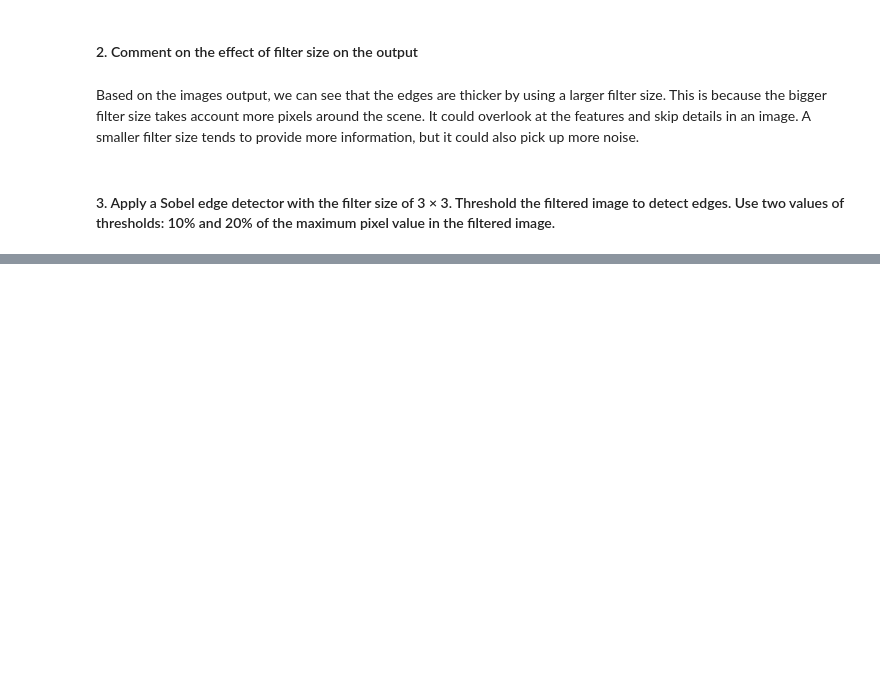
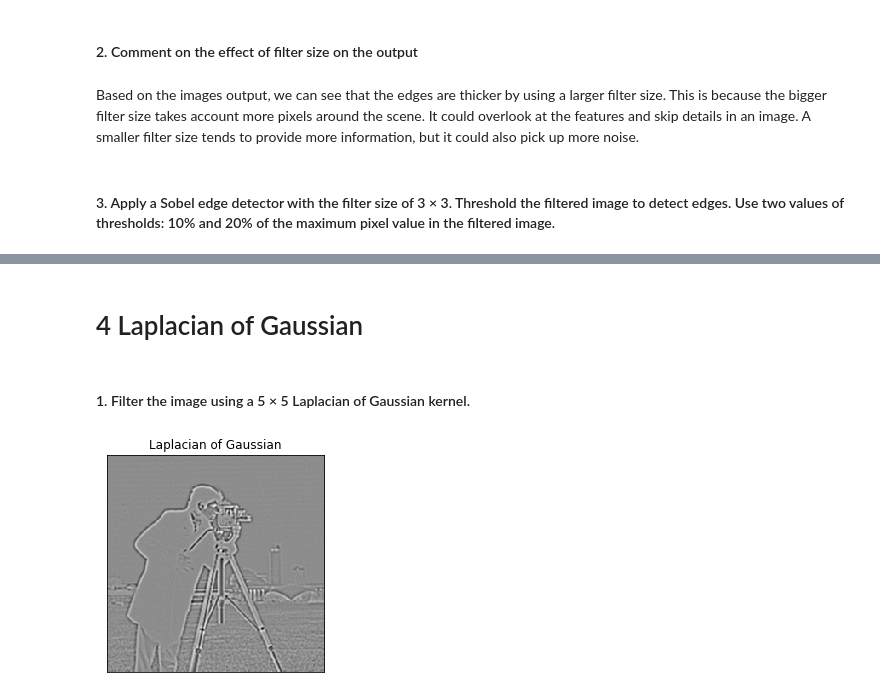
Before and after one commit to FulinHuang/Computer-Vision, a Jupyter notebook: A1_Image_Filtering /A1_Image_Filtering.ipynb, the cells around one changed output, grey strips where cells are left out. Cells and saved outputs as stored; diff of their text form; code cells hidden in the pictures; blank space fills up the shorter version.

```diff
--- a/A1_Image_Filtering /A1_Image_Filtering.ipynb
+++ b/A1_Image_Filtering /A1_Image_Filtering.ipynb
@@ -224,0 +257,2 @@ plt.show()
+# %% [markdown]
+# 4 Laplacian of Gaussian
@@ -224,0 +264,18 @@ plt.show()
+# %% [markdown]
+#### 1. Filter the image using a 5 × 5 Laplacian of Gaussian kernel.
+# %%
+# load image as graysclae
+img_camera = cv2.imread("./cameraman.png", cv2.IMREAD_GRAYSCALE)
+
+# Apply Gaussian Filter
+image_camera_gaussian = cv2.GaussianBlur(img_camera, (5,5), 0)
+
+# Apply Laplacian operator
+image_camera_LoG = cv2.Laplacian(image_camera_gaussian, cv2.CV_64F)
+
+# Display Image
+plt.imshow(image_camera_LoG, cmap = 'gray'), plt.title("Laplacian of Gaussian")
+plt.xticks([]), plt.yticks([])
+plt.show()
+# %% [output]
+[figure, added]
```
Also changed, not shown: parts of 12 cells of this notebook.
